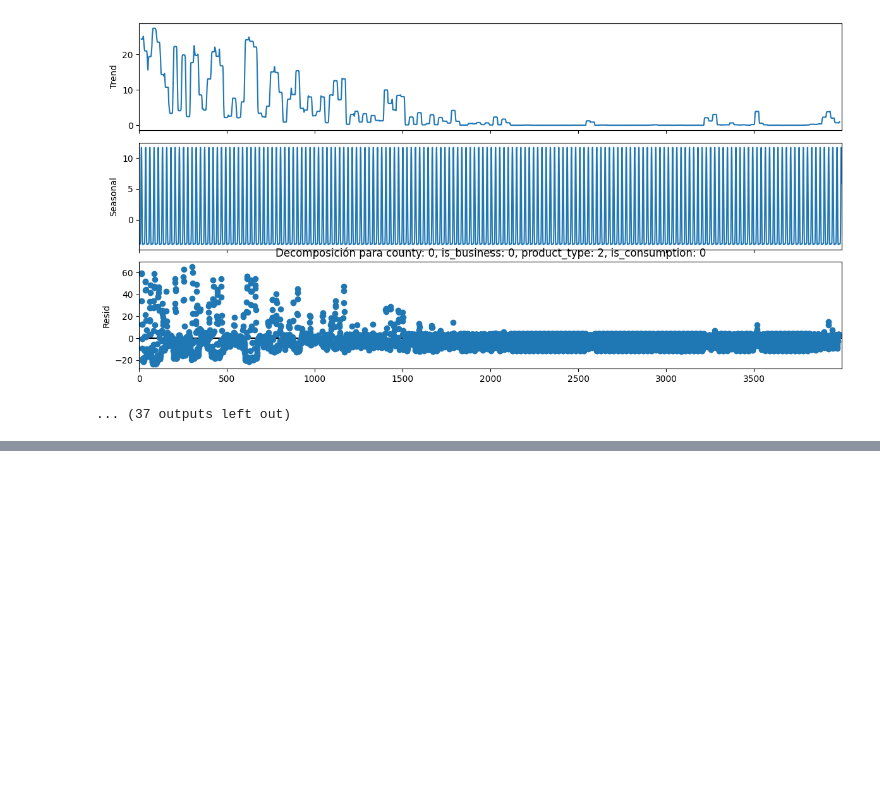
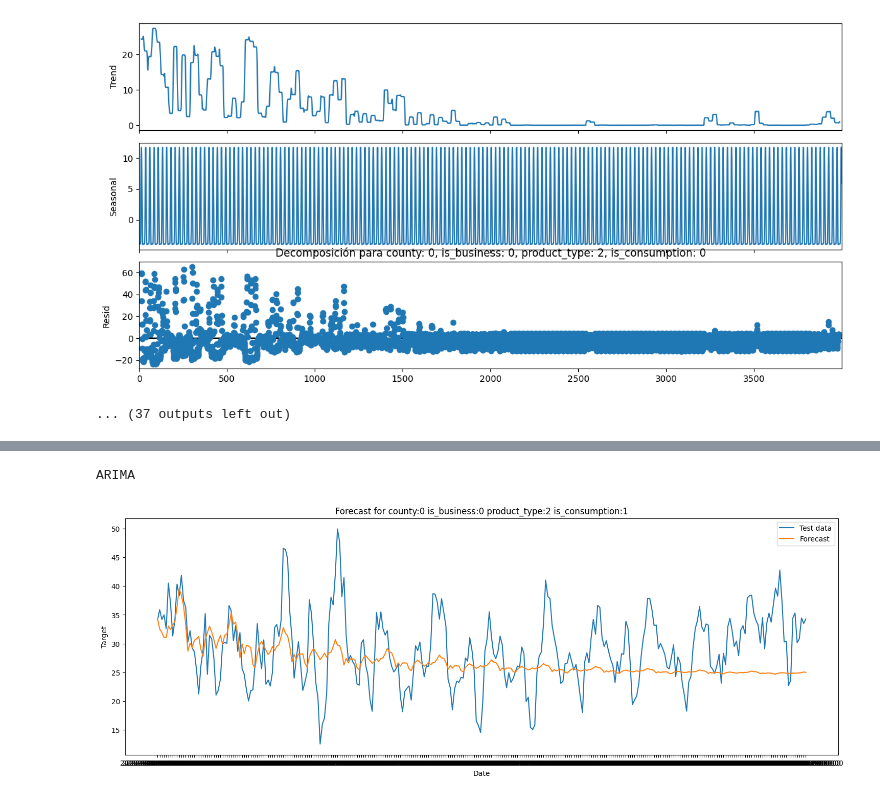
Before and after one commit to CCHidalgoG/enefit-master-work, a Jupyter notebook: scripts_and_notebooks/Classical_models_capital.ipynb, the cells around one changed output, grey strips where cells are left out. Saved outputs shown, nothing was run; the diff lists cells and outputs as text; code cells hidden in the pictures; blank space fills up the shorter version.

```diff
--- a/scripts_and_notebooks/Classical_models_capital.ipynb
+++ b/scripts_and_notebooks/Classical_models_capital.ipynb
@@ -319,0 +328,26 @@ resultados.to_excel('capital_resultados_arima.xlsx', index=False)
+# %%
+train_size = int(0.8 * data_punt.shape[0])
+# %%
+train_data_ext, test_data_ext = data_punt[:train_size], data_punt[train_size:]
+# %%
+# El modelo a entrenar es un ARIMA(1, 0, 2)(2, 0, 0)(24)
+model = ARIMA(order=(1, 0, 2), seasonal_order=(2, 0, 0), season_length=24)
+model.fit(train_data_ext.target.values)
+# %% [output]
+ARIMA
+# %%
+forecast = model.predict(test_data_ext.shape[0])
+# %%
+# Crear gráfico que muestre el entrenamiento sobre la data de entrenamiento con el modelo y el forecast
+plt.figure(figsize=(18, 6))
+# plt.plot(train_data_ext.datetime, train_data_ext.target, label='Training data')
+plt.plot(test_data_ext.datetime[0:300], test_data_ext.target[0:300], label='Test data')
+plt.plot(test_data_ext.datetime[0:300], forecast['mean'][0:300], label='Forecast')
+#plt.fill_between(test_data_ext.datetime[0:300], forecast['lower'][0:300], forecast['upper'][0:300], color='gray', alpha=0.5)
+plt.xlabel('Date')
+plt.ylabel('Target')
+plt.title('Forecast for county:0 is_business:0 product_type:2 is_consumption:1')
+plt.legend()
+plt.show()
+# %% [output]
+[figure, added]
```
Also changed, not shown: parts of 3 cells of this notebook, 27 other files.
